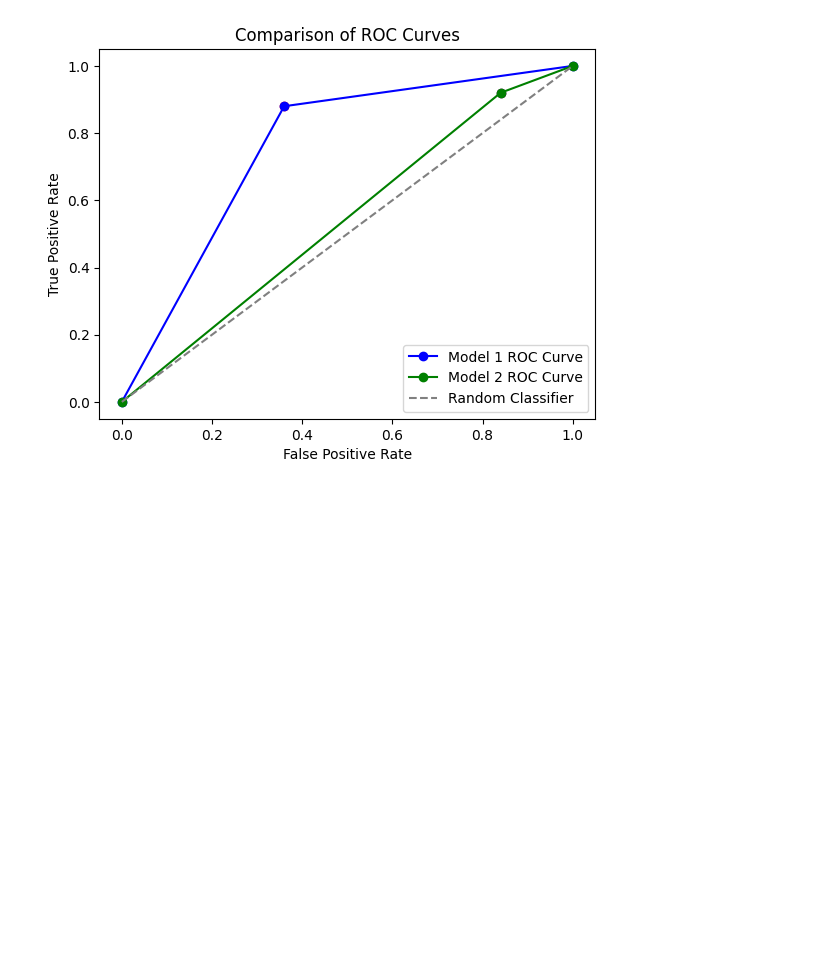
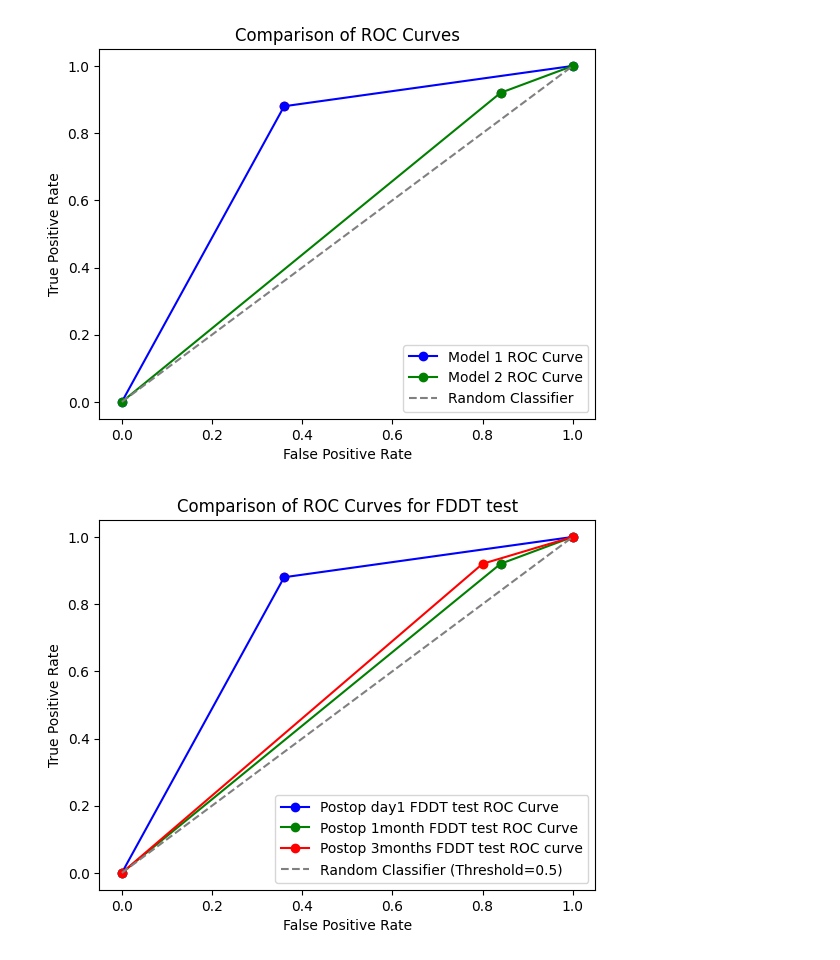
Before and after one commit to drskprabhakar/AI-ML-DL-colab-notebooks-coding-models, a Jupyter notebook: FDDT_roc_curve_1day_1_month_3month.ipynb, the cells around one changed output. Saved outputs shown, nothing was run; the diff lists cells and outputs as text; code cells hidden in the pictures; blank space fills up the shorter version.

```diff
--- a/FDDT_roc_curve_1day_1_month_3month.ipynb
+++ b/FDDT_roc_curve_1day_1_month_3month.ipynb
@@ -212,3 +264,53 @@ plt.legend()
 plt.show()
 # %% [output]
 [figure]
+# %%
+import matplotlib.pyplot as plt
+from sklearn.metrics import auc
+
+# Values for Model 1 at a specific threshold (example)
+TP1 = 22
+FP1 = 9
+TN1 = 16
+FN1 = 3
+
+# Values for Model 2 at a specific threshold (provided)
+TP2 = 23
+FP2 = 21
+TN2 = 4
+FN2 = 2
+
+# model3
+TP3 = 23
+FP3 = 20
+TN3 = 5
+FN3 = 2
+
+# Calculate TPR and FPR for Model 1
+TPR1 = TP1 / (TP1 + FN1)  # True Positive Rate for Model 1
+FPR1 = FP1 / (FP1 + TN1)  # False Positive Rate for Model 1
+
+# Calculate TPR and FPR for Model 2
+TPR2 = TP2 / (TP2 + FN2)  # True Positive Rate for Model 2
+FPR2 = FP2 / (FP2 + TN2)  # False Positive Rate for Model 2
+
+# model 3
+TPR3 = TP3/(TP3+FN3)
+FPR3 = FP3/(FP3+TN3)
+
+# Plot ROC curves
+plt.figure()
+plt.plot([0, FPR1, 1], [0, TPR1, 1], marker='o', color='blue', label='Postop day1 FDDT test ROC Curve')
+plt.plot([0, FPR2, 1], [0, TPR2, 1], marker='o', color='green', label='Postop 1month FDDT test ROC Curve')
+plt.plot([0, FPR3, 1], [0, TPR3, 1], marker='o', color='red', label='Postop 3months FDDT test ROC curve')
+plt.plot([0, 1], [0, 1], linestyle='--', color='gray', label='Random Classifier (Threshold=0.5)')
+plt.scatter(FPR1, TPR1, color='red')  # Highlight the point for Model 1
+plt.scatter(FPR2, TPR2, color='purple')  # Highlight the point for Model 2
+plt.scatter(FPR3, TPR3, color='orange')
+plt.xlabel('False Positive Rate')
+plt.ylabel('True Positive Rate')
+plt.title('Comparison of ROC Curves for FDDT test')
+plt.legend()
+plt.show()
+# %% [output]
+[figure, added]
```
Also changed, not shown: parts of 3 cells of this notebook.
